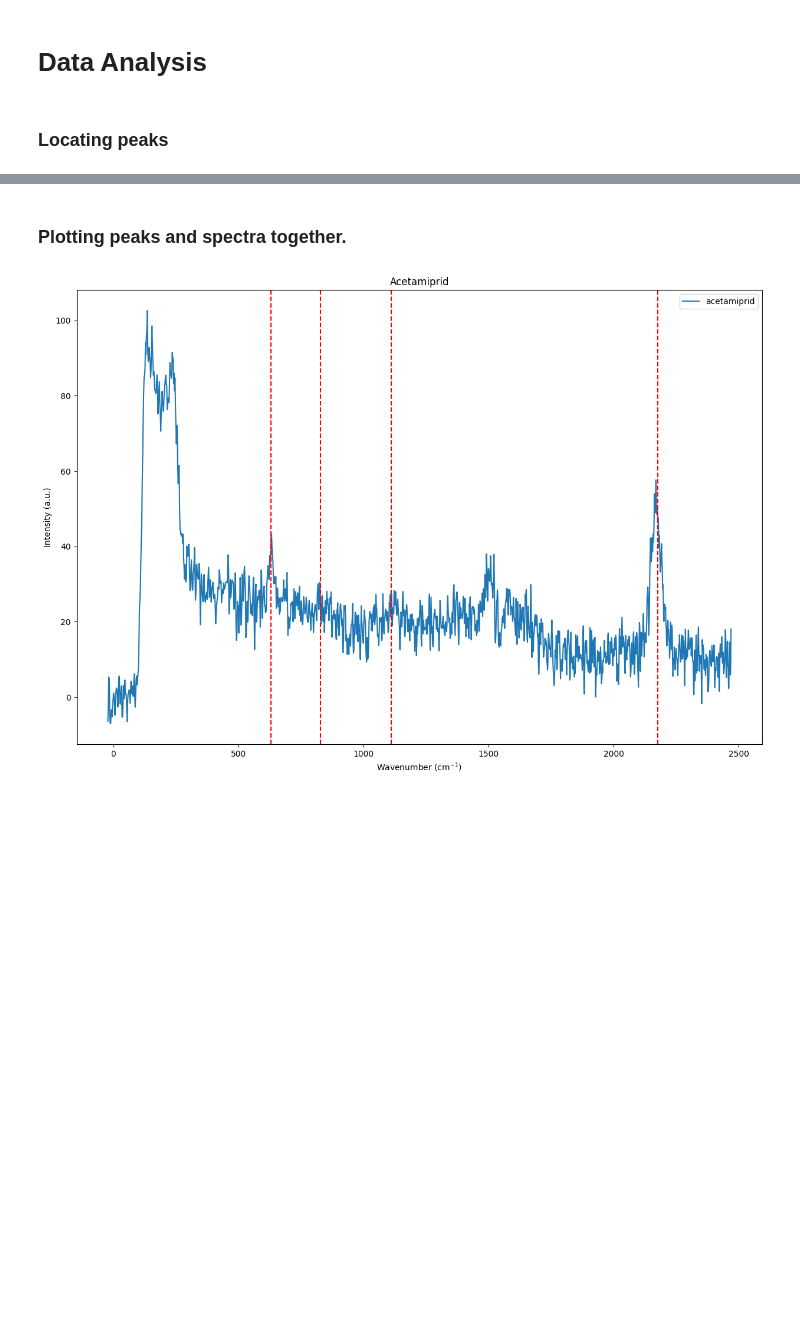
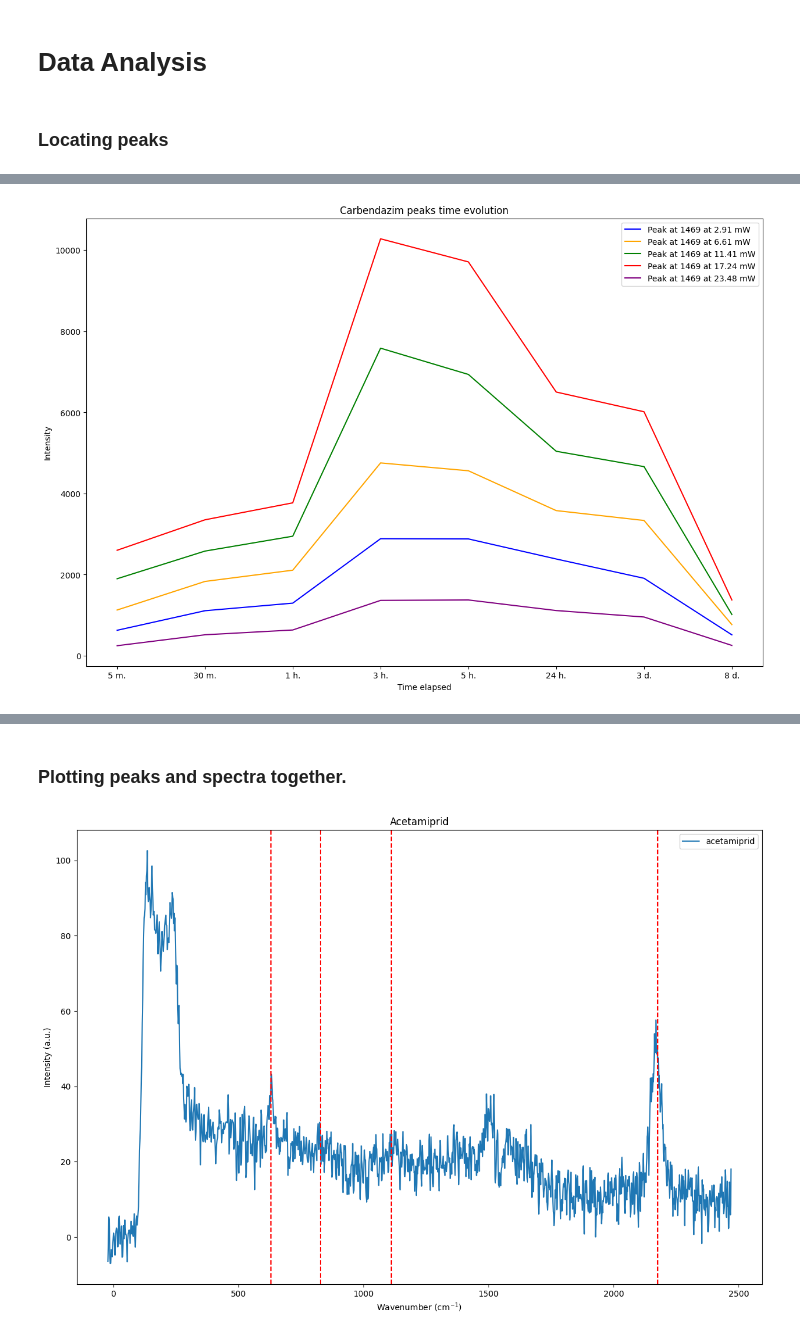
Before and after one commit to anva-kn/Raman, a Jupyter notebook: Publication/Aging&Time_evol.ipynb, the cells around one changed output, grey strips where cells are left out. Cells and saved outputs as stored; diff of their text form; code cells hidden in the pictures; blank space fills up the shorter version.

```diff
--- a/Publication/Aging&Time_evol.ipynb
+++ b/Publication/Aging&Time_evol.ipynb
@@ -372,0 +390,15 @@ for i in range(len(acephate_peaks)):
+# %%
+# Plot the time evolution of the last peak of Carbendazim
+plt.figure(figsize=(15, 10))
+plt.plot(time_labels, car_power_time_evol_mean_smooth[0, :, carbendazim_peaks_index[-1]], label=f'Peak at {round(f_sup_0810[carbendazim_peaks_index[-1]])} at 2.91 mW', color='blue')
+plt.plot(time_labels, car_power_time_evol_mean_smooth[1, :, carbendazim_peaks_index[-1]], label=f'Peak at {round(f_sup_0810[carbendazim_peaks_index[-1]])} at 6.61 mW', color='orange')
+plt.plot(time_labels, car_power_time_evol_mean_smooth[2, :, carbendazim_peaks_index[-1]], label=f'Peak at {round(f_sup_0810[carbendazim_peaks_index[-1]])} at 11.41 mW', color='green')
+plt.plot(time_labels, car_power_time_evol_mean_smooth[3, :, carbendazim_peaks_index[-1]], label=f'Peak at {round(f_sup_0810[carbendazim_peaks_index[-1]])} at 17.24 mW', color='red')
+plt.plot(time_labels, car_power_time_evol_mean_smooth[4, :, carbendazim_peaks_index[-1]], label=f'Peak at {round(f_sup_0810[carbendazim_peaks_index[-1]])} at 23.48 mW', color='purple')
+plt.legend()
+plt.xlabel("Time elapsed")
+plt.ylabel("Intensity")
+plt.title("Carbendazim peaks time evolution")
+plt.show()
+# %% [output]
+[figure, added]
```
Also changed, not shown: parts of 3 cells of this notebook.
